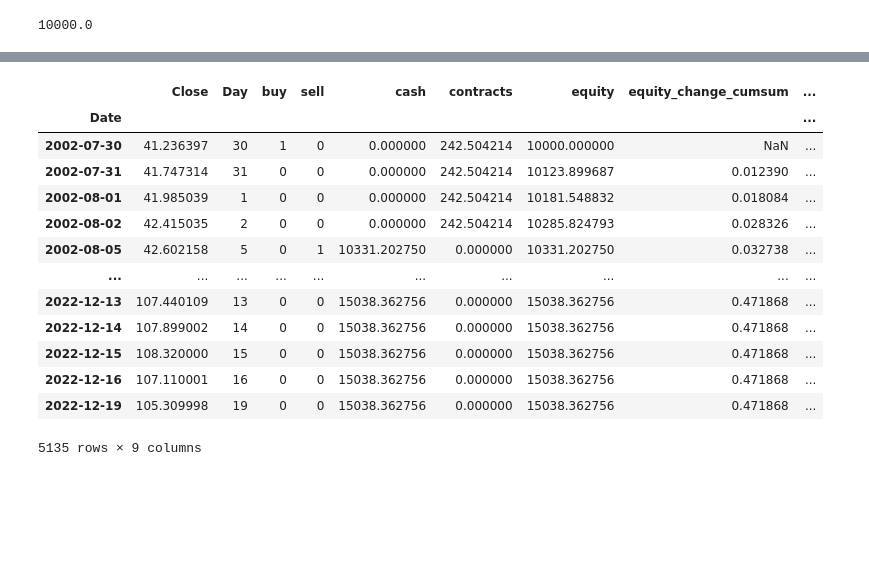
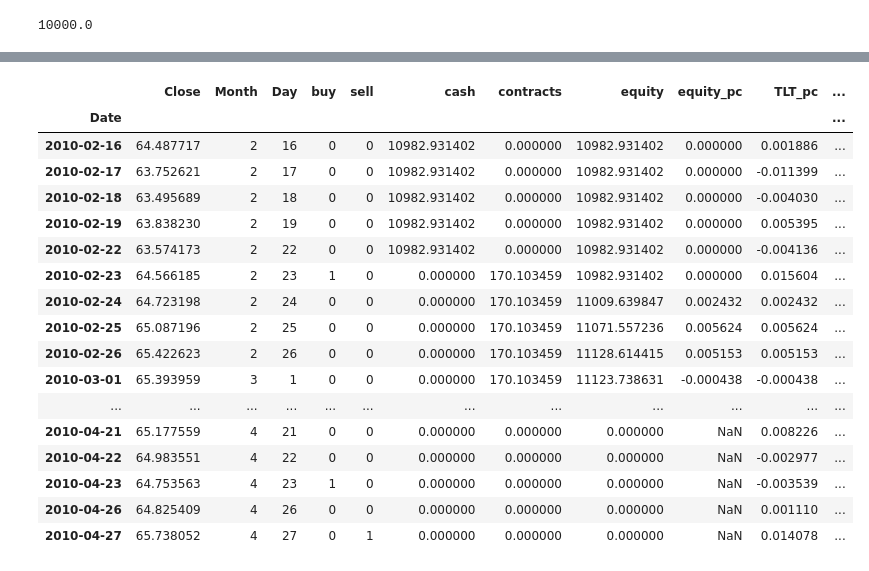
Before and after one commit to adevrent/tradfi_strats, a Jupyter notebook: end_of_month_dressing.ipynb, the cells around one changed output, grey strips where cells are left out. Saved outputs shown, nothing was run; the diff lists cells and outputs as text; code cells hidden in the pictures; blank space fills up the shorter version.

```diff
--- a/end_of_month_dressing.ipynb
+++ b/end_of_month_dressing.ipynb
@@ -28,8 +28,10 @@ df
 5135 rows × 7 columns
 # %%
 df = df.drop(["Open", "High", "Low", "Volume", "Dividends", "Stock Splits"], axis = 1)
+df["Month"] = df.index.month
 df["Day"] = df.index.day
 df["buy"] = [0] * len(df)
 df["sell"] = [0] * len(df)
+#df["cover_short"] = [0] * len(df)
 df
 # %% [output]
@@ -157,25 +160,33 @@ df[0:50]
 for index, _row in enumerate(df.iterrows()):
     row = _row[1]
 
+    if index == 0:
+        cash_contracts_equity[index][0] == initial_capital
+        cash_contracts_equity[index][1] == 0
+        cash_contracts_equity[index][2] == initial_capital
+    else:
+        if row["buy"] == 1:
+            if cash_contracts_equity[index - 1][0] == 0:
+                cash_contracts_equity[index][1] = cash_contracts_equity[index - 1][1]
+                cash_contracts_equity[index][0] = cash_contracts_equity[index - 1][0]
+            else:
+                cash_contracts_equity[index][1] = (cash_contracts_equity[index - 1][0] / row["Close"])
+                cash_contracts_equity[index][0] = 0
 
-    if row["buy"] == 1:
-        if index == 1:
-            cash_contracts_equity[index][1] = (cash_contracts_equity[index][0] / row["Close"])
-            cash_contracts_equity[index][0] = 0
-        else:
-            cash_contracts_equity[index][1] = (cash_contracts_equity[index - 1][0] / row["Close"])
-            cash_contracts_equity[index][0] = 0
+        elif row["sell"] == 1:
+            if cash_contracts_equity[index - 1][1] == 0:
+                cash_contracts_equity[index][1] = cash_contracts_equity[index - 1][1]
+                cash_contracts_equity[index][0] = cash_contracts_equity[index - 1][0]
+            else:
+                cash_contracts_equity[index][0] = (cash_contracts_equity[index - 1][1] * row["Close"])
+                cash_contracts_equity[index][1] = 0
 
-    elif row["sell"] == 1:
-        cash_contracts_equity[index][0] = (cash_contracts_equity[index - 1][1] * row["Close"])
-        cash_contracts_equity[index][1] = 0
-
-    elif row["buy"] == 0 and row["sell"] == 0:
-        cash_contracts_equity[index][1] = cash_contracts_equity[index - 1][1]
-        cash_contracts_equity[index][0] = cash_contracts_equity[index - 1][0]
+        elif row["buy"] == 0 and row["sell"] == 0:
+            cash_contracts_equity[index][1] = cash_contracts_equity[index - 1][1]
+            cash_contracts_equity[index][0] = cash_contracts_equity[index - 1][0]
 
 
-    cash_contracts_equity[index][2] = (cash_contracts_equity[index][0] + (cash_contracts_equity[index][1] * row["Close"]))
+        cash_contracts_equity[index][2] = (cash_contracts_equity[index][0] + (cash_contracts_equity[index][1] * row["Close"]))
 # %%
 cash_contracts_equity[0:10]
 # %% [output]
@@ -201,28 +209,32 @@ array([[    0.        ,     0.        ,     0.        , ...,
 # %%
 df["cash"] = cash_contracts_equity.T[0]
 df["contracts"] = cash_contracts_equity.T[1]
 df["equity"] = cash_contracts_equity.T[2]
 df["equity_pc"] = df["equity"].pct_change()
 df["TLT_pc"] = df["Close"].pct_change()
 df["equity_cr"] = (1 + df["equity_pc"]).cumprod()
 df["TLT_cr"] = (1 + df["TLT_pc"]).cumprod()
-df = df.fillna(0)
-df
+#df = df.fillna(0)
+df[1900:1950]
 # %% [output]
-|  | Close | Day | buy | sell | cash | contracts | equity | equity_change_cumsum | ... |
-| Date |  |  |  |  |  |  |  |  | ... |
-| 2002-07-30 | 41.236397 | 30 | 1 | 0 | 0.000000 | 242.504214 | 10000.000000 | NaN | ... |
-| 2002-07-31 | 41.747314 | 31 | 0 | 0 | 0.000000 | 242.504214 | 10123.899687 | 0.012390 | ... |
-| 2002-08-01 | 41.985039 | 1 | 0 | 0 | 0.000000 | 242.504214 | 10181.548832 | 0.018084 | ... |
-| 2002-08-02 | 42.415035 | 2 | 0 | 0 | 0.000000 | 242.504214 | 10285.824793 | 0.028326 | ... |
-| 2002-08-05 | 42.602158 | 5 | 0 | 1 | 10331.202750 | 0.000000 | 10331.202750 | 0.032738 | ... |
-| ... | ... | ... | ... | ... | ... | ... | ... | ... | ... |
-| 2022-12-13 | 107.440109 | 13 | 0 | 0 | 15038.362756 | 0.000000 | 15038.362756 | 0.471868 | ... |
-| 2022-12-14 | 107.899002 | 14 | 0 | 0 | 15038.362756 | 0.000000 | 15038.362756 | 0.471868 | ... |
-| 2022-12-15 | 108.320000 | 15 | 0 | 0 | 15038.362756 | 0.000000 | 15038.362756 | 0.471868 | ... |
-| 2022-12-16 | 107.110001 | 16 | 0 | 0 | 15038.362756 | 0.000000 | 15038.362756 | 0.471868 | ... |
-| 2022-12-19 | 105.309998 | 19 | 0 | 0 | 15038.362756 | 0.000000 | 15038.362756 | 0.471868 | ... |
+|  | Close | Month | Day | buy | sell | cash | contracts | equity | equity_pc | TLT_pc | ... |
+| Date |  |  |  |  |  |  |  |  |  |  | ... |
+| 2010-02-16 | 64.487717 | 2 | 16 | 0 | 0 | 10982.931402 | 0.000000 | 10982.931402 | 0.000000 | 0.001886 | ... |
+| 2010-02-17 | 63.752621 | 2 | 17 | 0 | 0 | 10982.931402 | 0.000000 | 10982.931402 | 0.000000 | -0.011399 | ... |
+| 2010-02-18 | 63.495689 | 2 | 18 | 0 | 0 | 10982.931402 | 0.000000 | 10982.931402 | 0.000000 | -0.004030 | ... |
+| 2010-02-19 | 63.838230 | 2 | 19 | 0 | 0 | 10982.931402 | 0.000000 | 10982.931402 | 0.000000 | 0.005395 | ... |
+| 2010-02-22 | 63.574173 | 2 | 22 | 0 | 0 | 10982.931402 | 0.000000 | 10982.931402 | 0.000000 | -0.004136 | ... |
+| 2010-02-23 | 64.566185 | 2 | 23 | 1 | 0 | 0.000000 | 170.103459 | 10982.931402 | 0.000000 | 0.015604 | ... |
+| 2010-02-24 | 64.723198 | 2 | 24 | 0 | 0 | 0.000000 | 170.103459 | 11009.639847 | 0.002432 | 0.002432 | ... |
+| 2010-02-25 | 65.087196 | 2 | 25 | 0 | 0 | 0.000000 | 170.103459 | 11071.557236 | 0.005624 | 0.005624 | ... |
+| 2010-02-26 | 65.422623 | 2 | 26 | 0 | 0 | 0.000000 | 170.103459 | 11128.614415 | 0.005153 | 0.005153 | ... |
+| 2010-03-01 | 65.393959 | 3 | 1 | 0 | 0 | 0.000000 | 170.103459 | 11123.738631 | -0.000438 | -0.000438 | ... |
+| ... | ... | ... | ... | ... | ... | ... | ... | ... | ... | ... | ... |
+| 2010-04-21 | 65.177559 | 4 | 21 | 0 | 0 | 0.000000 | 0.000000 | 0.000000 | NaN | 0.008226 | ... |
+| 2010-04-22 | 64.983551 | 4 | 22 | 0 | 0 | 0.000000 | 0.000000 | 0.000000 | NaN | -0.002977 | ... |
+| 2010-04-23 | 64.753563 | 4 | 23 | 1 | 0 | 0.000000 | 0.000000 | 0.000000 | NaN | -0.003539 | ... |
+| 2010-04-26 | 64.825409 | 4 | 26 | 0 | 0 | 0.000000 | 0.000000 | 0.000000 | NaN | 0.001110 | ... |
+| 2010-04-27 | 65.738052 | 4 | 27 | 0 | 1 | 0.000000 | 0.000000 | 0.000000 | NaN | 0.014078 | ... |
-5135 rows × 9 columns
 # %%
 plt.style.use("seaborn")
 plt.figure(figsize = (16, 8))
```
Also changed, not shown: parts of 10 cells of this notebook.
